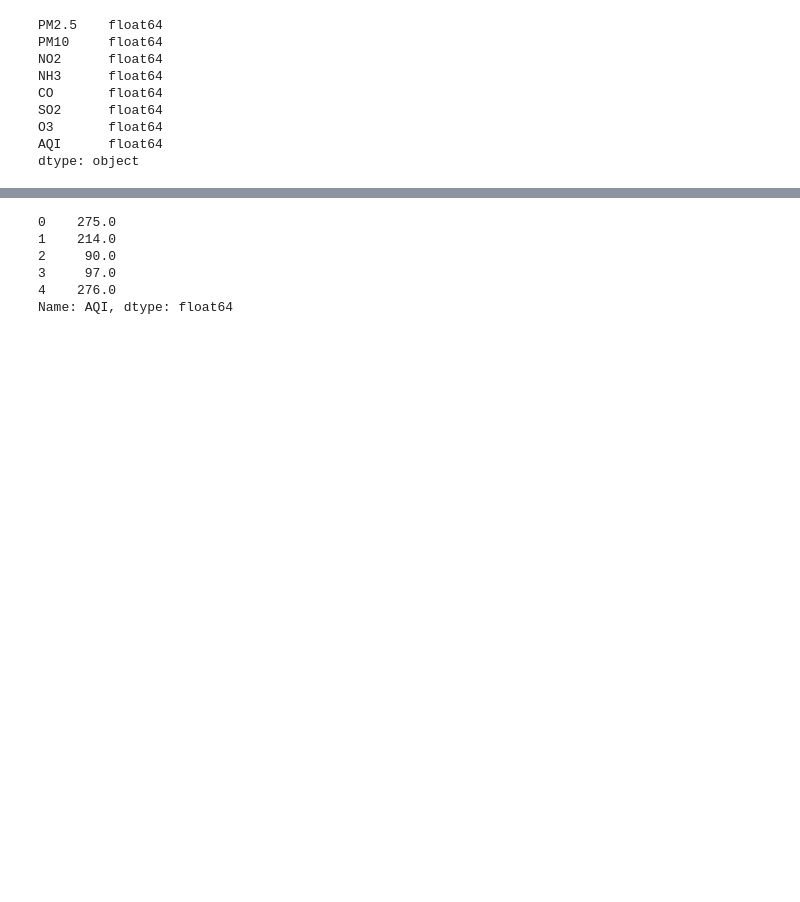
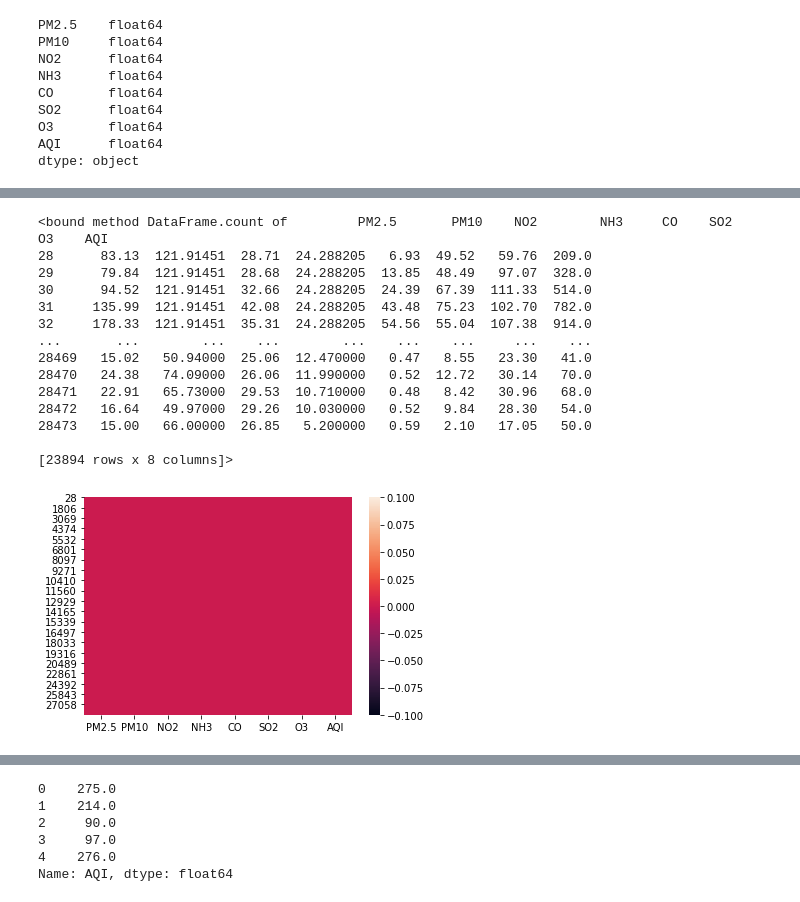
Before and after one commit to MYTE21/Artificial-Intelligence-Assignment, a Jupyter notebook: (4) Task 2 + Task 3 (Neural Network)/Air Quality Index - ANN.ipynb, the cells around one changed output, grey strips where cells are left out. Saved outputs shown, nothing was run; the diff lists cells and outputs as text; code cells hidden in the pictures; blank space fills up the shorter version.

```diff
--- a/(4) Task 2 + Task 3 (Neural Network)/Air Quality Index - ANN.ipynb
+++ b/(4) Task 2 + Task 3 (Neural Network)/Air Quality Index - ANN.ipynb
@@ -127,0 +137,19 @@ dtype: object
+# %%
+sns.heatmap(data.isnull())
+data.count
+# %% [output]
+<bound method DataFrame.count of         PM2.5       PM10    NO2        NH3     CO    SO2      O3    AQI
+28      83.13  121.91451  28.71  24.288205   6.93  49.52   59.76  209.0
+29      79.84  121.91451  28.68  24.288205  13.85  48.49   97.07  328.0
+30      94.52  121.91451  32.66  24.288205  24.39  67.39  111.33  514.0
+31     135.99  121.91451  42.08  24.288205  43.48  75.23  102.70  782.0
+32     178.33  121.91451  35.31  24.288205  54.56  55.04  107.38  914.0
+...       ...        ...    ...        ...    ...    ...     ...    ...
+28469   15.02   50.94000  25.06  12.470000   0.47   8.55   23.30   41.0
+28470   24.38   74.09000  26.06  11.990000   0.52  12.72   30.14   70.0
+28471   22.91   65.73000  29.53  10.710000   0.48   8.42   30.96   68.0
+28472   16.64   49.97000  29.26  10.030000   0.52   9.84   28.30   54.0
+28473   15.00   66.00000  26.85   5.200000   0.59   2.10   17.05   50.0
+
+[23894 rows x 8 columns]>
+[figure, added]
```
Also changed, not shown: parts of 12 cells of this notebook.
